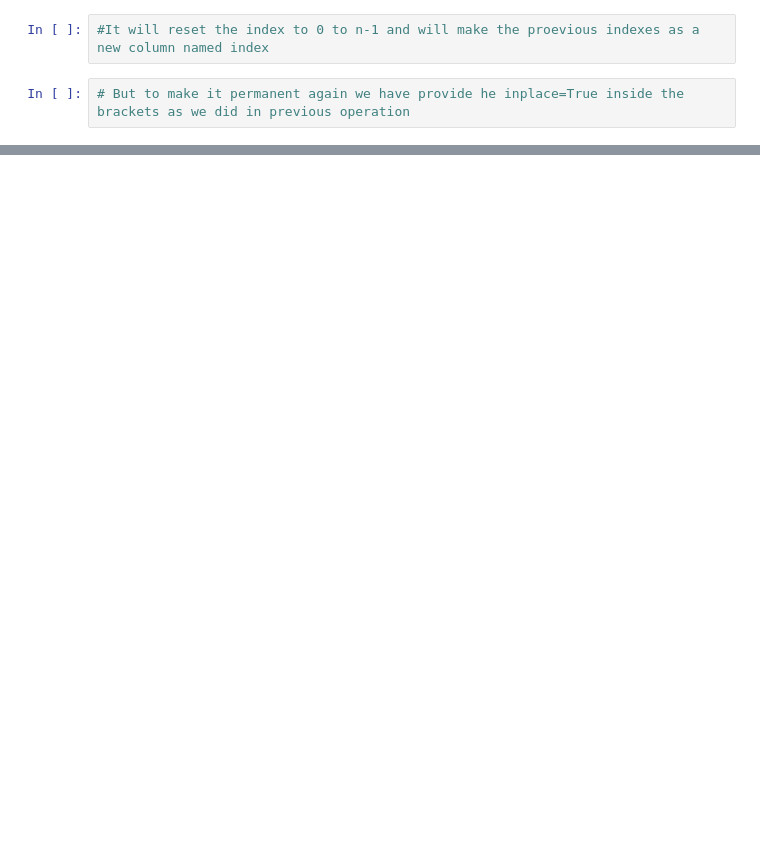
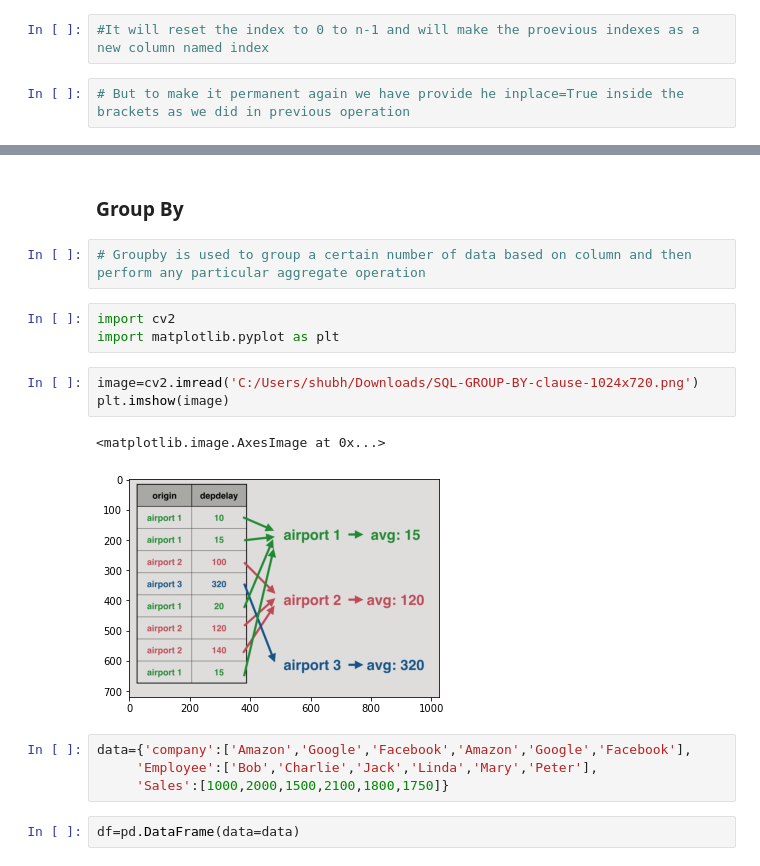
Before and after one commit to MLisEasy/Python-basics, a Jupyter notebook: Introduction to Pandas.ipynb, the cells around one changed output, grey strips where cells are left out. Cells and saved outputs as stored; diff of their text form; blank space fills up the shorter version.

Commit message:
Add files via upload
Updated with part 2 from Group by

```diff
--- a/Introduction to Pandas.ipynb
+++ b/Introduction to Pandas.ipynb
@@ -403,0 +387,19 @@ df.set_index('y')
+# %% [markdown]
+<h3>Group By</h3>
+# %%
+# Groupby is used to group a certain number of data based on column and then perform any particular aggregate operation
+# %%
+import cv2
+import matplotlib.pyplot as plt
+# %%
+image=cv2.imread('C:/Users/shubh/Downloads/SQL-GROUP-BY-clause-1024x720.png')
+plt.imshow(image)
+# %% [output]
+<matplotlib.image.AxesImage at 0x...>
+[figure, added]
+# %%
+data={'company':['Amazon','Google','Facebook','Amazon','Google','Facebook'],
+     'Employee':['Bob','Charlie','Jack','Linda','Mary','Peter'],
+     'Sales':[1000,2000,1500,2100,1800,1750]}
+# %%
+df=pd.DataFrame(data=data)
```
Also changed, not shown: parts of 88 cells of this notebook.
